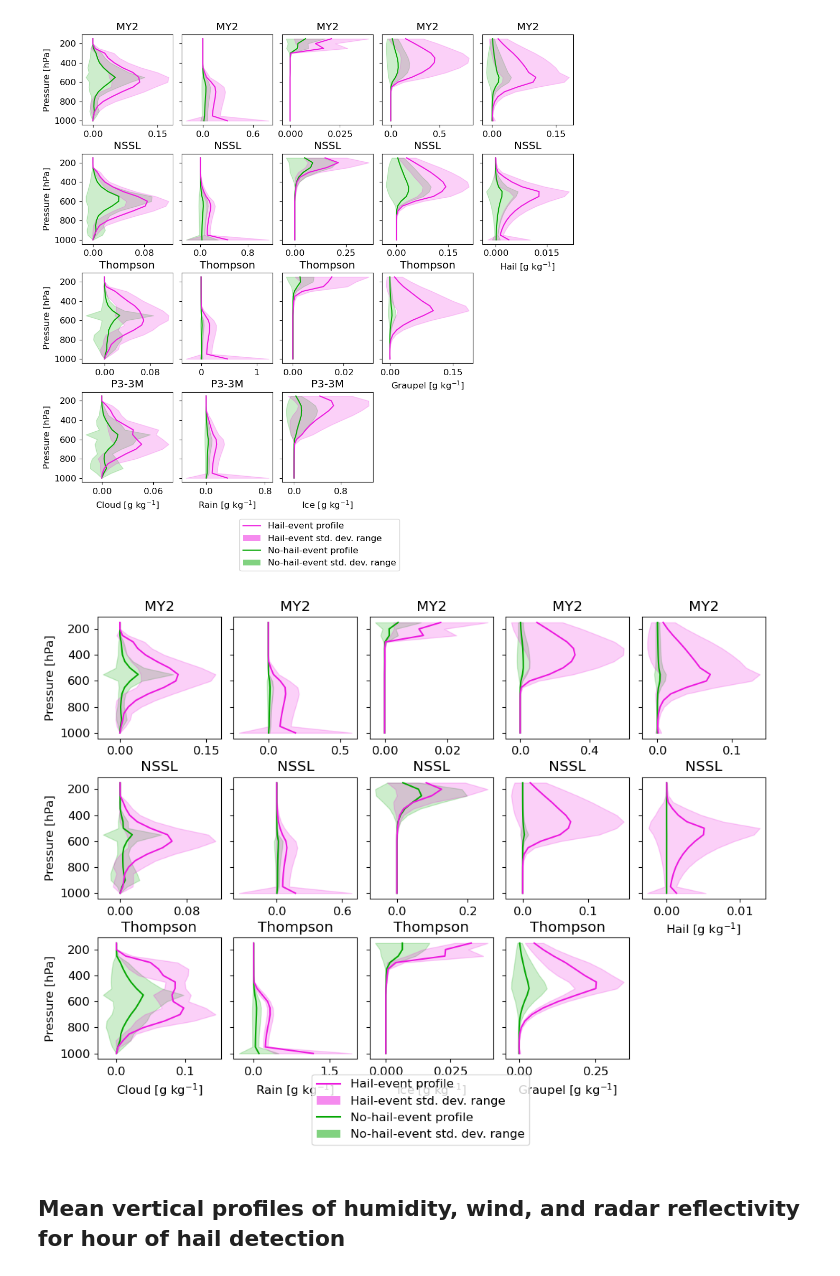
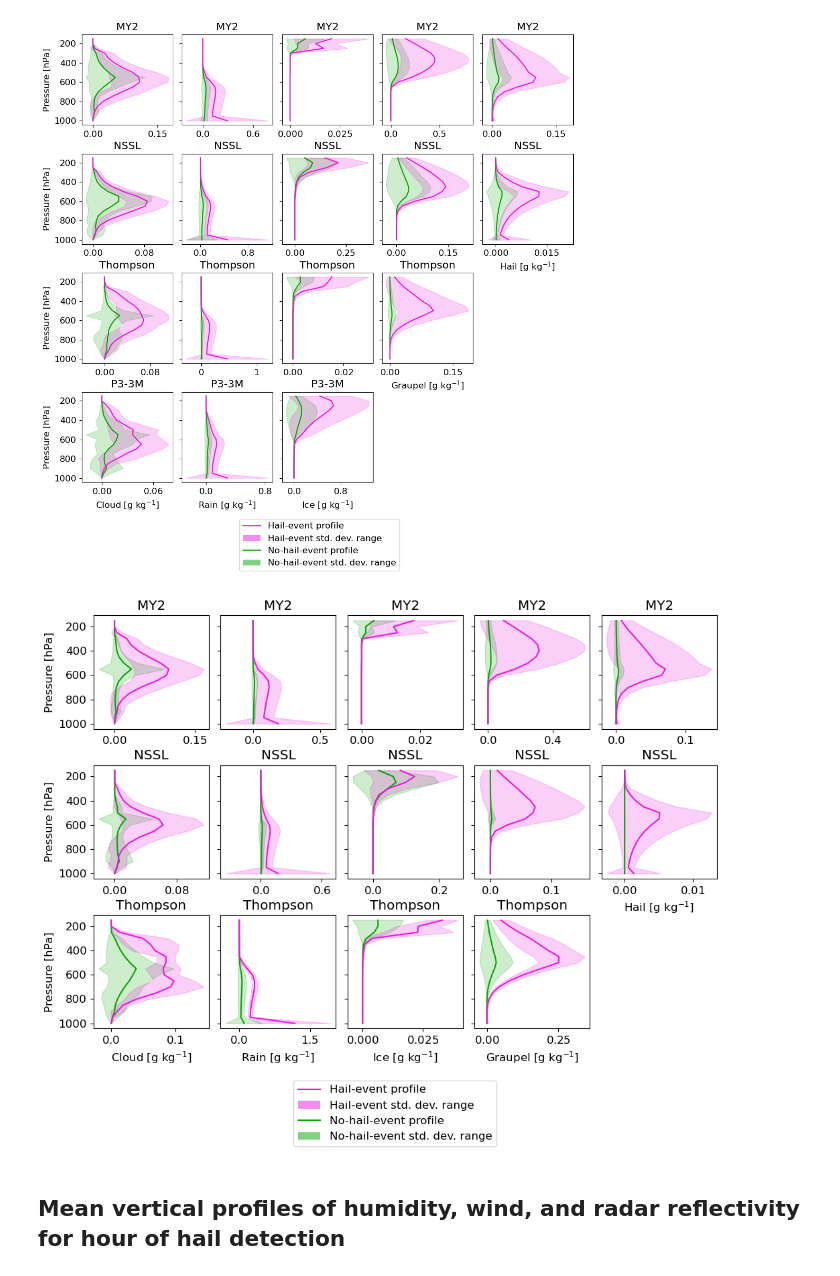
Before and after one commit to traupach/aus_tropics_hail, a Jupyter notebook: analysis/aus_tropics_hail.ipynb, the cells around one changed output. Saved outputs shown, nothing was run; the diff lists cells and outputs as text; code cells hidden in the pictures.

Commit message:
Reformat figure size.

```diff
--- a/analysis/aus_tropics_hail.ipynb
+++ b/analysis/aus_tropics_hail.ipynb
@@ -402,21 +402,22 @@ nh.comp_profiles(
 # %%
 nh.comp_profiles(
     dat=spatial_means,
     factor=1000,
     variables=['qcloud_at_p', 'qrain_at_p', 'qice_at_p', 'qgraup_at_p', 'qhail_at_p'],
     varnames={
         'qcloud_at_p': 'Cloud [g kg$^{-1}$]',
         'qrain_at_p': 'Rain [g kg$^{-1}$]',
         'qice_at_p': 'Ice [g kg$^{-1}$]',
         'qgraup_at_p': 'Graupel [g kg$^{-1}$]',
         'qhail_at_p': 'Hail [g kg$^{-1}$]',
     },
     figsize=(12, 8),
+    leg_pos=-0.12,
     file='paper/supplementary/hydromets_micro.pdf',
     hail_indicator='microphysics',
 )
 # %% [output]
-[figure, old version]
+[figure, new version]
 # %% [markdown]
 ## Mean vertical profiles of humidity, wind, and radar reflectivity for hour of hail detection
 # %%
```
Also changed, not shown: 2 other files.
